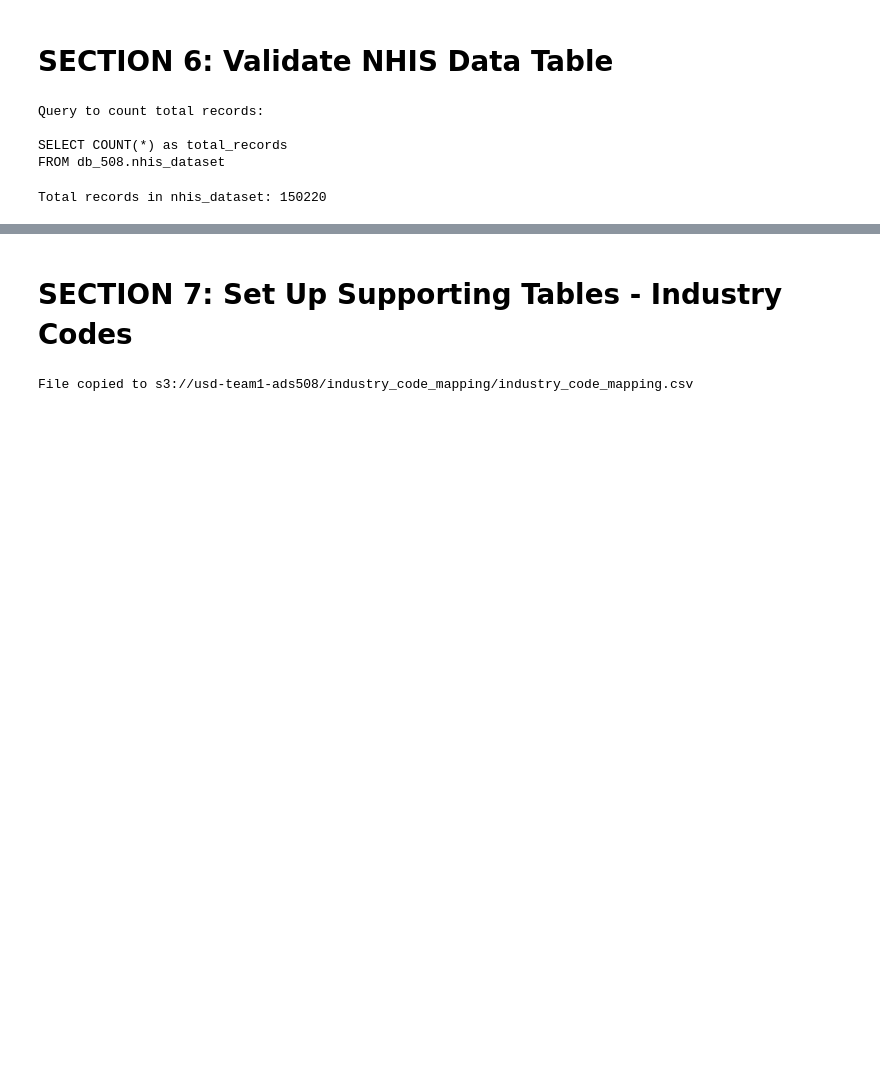
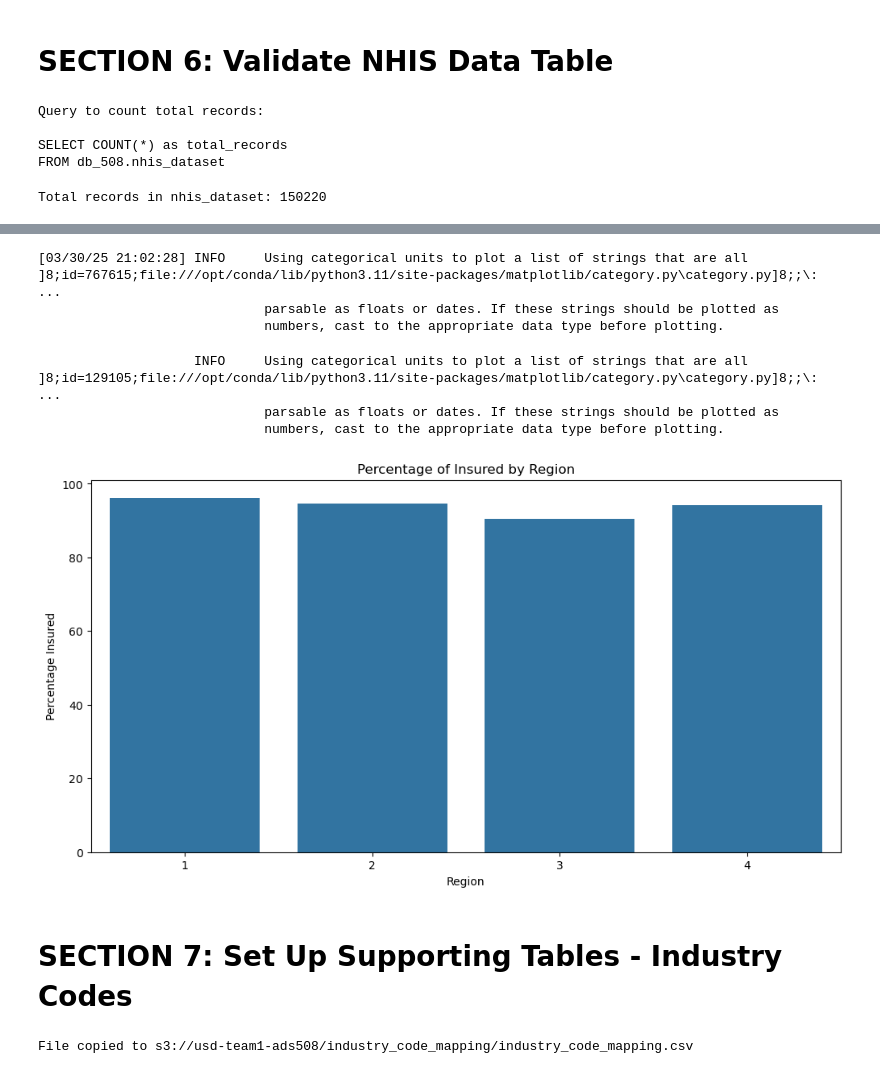
Before and after one commit to renaqd/sagemaker-mlops, a Jupyter notebook: data_management/data_ingestion.ipynb, the cells around one changed output, grey strips where cells are left out. Saved outputs shown, nothing was run; the diff lists cells and outputs as text; code cells hidden in the pictures; blank space fills up the shorter version.

```diff
--- a/data_management/data_ingestion.ipynb
+++ b/data_management/data_ingestion.ipynb
@@ -396,0 +519,16 @@ Sample records from nhis_dataset:
+# %%
+# 5.6 Summary Statistics by Group
+group_stats_query = f"""
+SELECT
+    REGION,
+    AVG(AGEP_A) as avg_age,
+    AVG(EMPDYSMSS3_A) as avg_days_missed,
+    SUM(CASE WHEN HICOV_A = 1 THEN 1 ELSE 0 END) * 100.0 / COUNT(*) as percent_insured
+FROM {database_name}.{table_name}
+GROUP BY REGION
+ORDER BY REGION
+"""
+
+df_group_stats = pd.read_sql(group_stats_query, conn)
+print("Statistics by Region:")
+display(df_group_stats)
@@ -397,3 +542,19 @@ Sample records from nhis_dataset:
+# %%
+# Visualization for group statistics
+plt.figure(figsize=(12, 6))
+sns.barplot(x='REGION', y='percent_insured', data=df_group_stats)
+plt.title('Percentage of Insured by Region')
+plt.xlabel('Region')
+plt.ylabel('Percentage Insured')
+plt.show()
+# %% [output]
+[03/30/25 21:02:28] INFO     Using categorical units to plot a list of strings that are all         ]8;id=767615;file:///opt/conda/lib/python3.11/site-packages/matplotlib/category.py\category.py]8;;\: ...
+                             parsable as floats or dates. If these strings should be plotted as
+                             numbers, cast to the appropriate data type before plotting.
+                    INFO     Using categorical units to plot a list of strings that are all         ]8;id=129105;file:///opt/conda/lib/python3.11/site-packages/matplotlib/category.py\category.py]8;;\: ...
+                             parsable as floats or dates. If these strings should be plotted as
+                             numbers, cast to the appropriate data type before plotting.
+[figure, added]
 # %% [markdown]
 # SECTION 7: Set Up Supporting Tables - Industry Codes
 # %%
```
Also changed, not shown: parts of 15 cells of this notebook.
